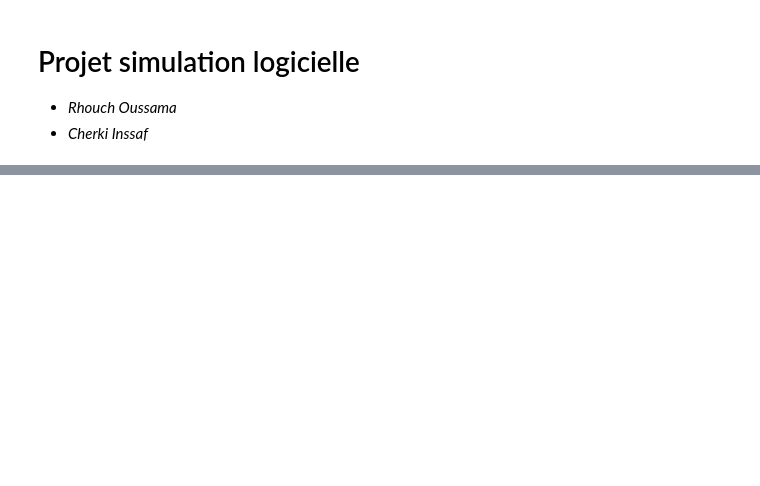
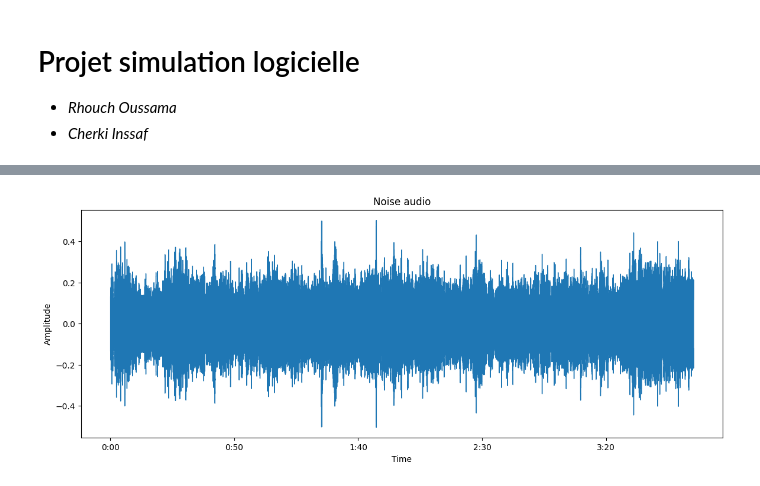
Before and after one commit to oussamarhouch/Projet-Audio, a Jupyter notebook: notebook.ipynb, the cells around one changed output, grey strips where cells are left out. Saved outputs shown, nothing was run; the diff lists cells and outputs as text; code cells hidden in the pictures; blank space fills up the shorter version.

```diff
--- a/notebook.ipynb
+++ b/notebook.ipynb
@@ -184,0 +96,13 @@ write("generated/test.flac", s_rate, output_clean) #  write to file the generate
+# %%
+# load noise data
+u, u_rate = librosa.load(noise_file, sr=16000)
+# %%
+# Plot the noise audio
+plt.figure(figsize=(14, 5))
+librosa.display.waveshow(u, sr=u_rate)
+plt.title("Noise audio")
+plt.xlabel("Time")
+plt.ylabel("Amplitude")
+plt.show()
+# %% [output]
+[figure, added]
```
Also changed, not shown: parts of 72 cells of this notebook, 2 other files.
